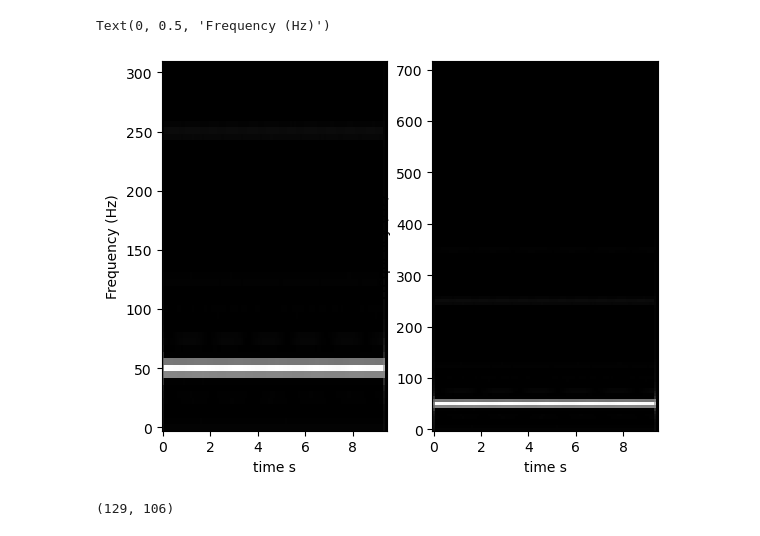
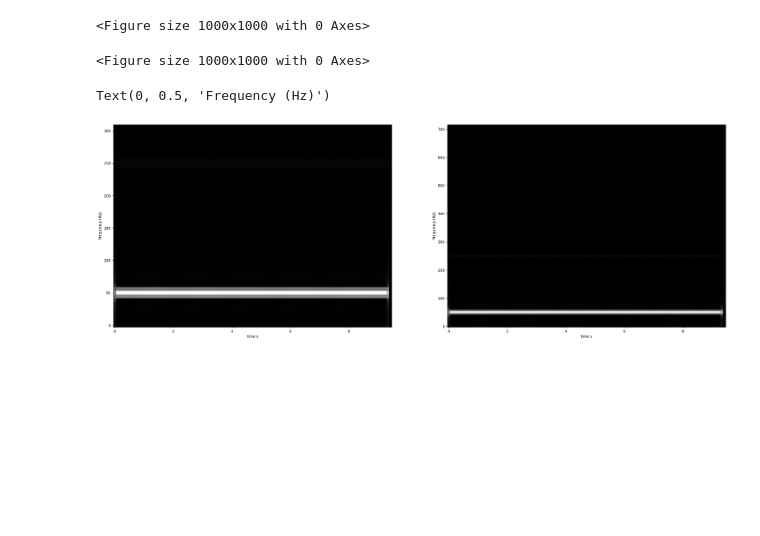
Before and after one commit to ahsanu123/ahsanu123, a Jupyter notebook: learnfft-spectogram.ipynb, the cells around one changed output. Saved outputs shown, nothing was run; the diff lists cells and outputs as text; code cells hidden in the pictures; blank space fills up the shorter version.

Commit message:
Kaggle Notebook | learnFFT-Spectogram | Version 3

```diff
--- a/learnfft-spectogram.ipynb
+++ b/learnfft-spectogram.ipynb
@@ -2,30 +2,37 @@
 import pandas as pd
 import numpy as np
 import matplotlib.pyplot as plt
+from matplotlib.pyplot import figure
+import matplotlib.cm as cm
+
 from scipy import signal
 from scipy.fft import fft, fftfreq
+
+figure(figsize=(10,10))
+# %% [output]
+<Figure size 1000x1000 with 0 Axes>
+<Figure size 1000x1000 with 0 Axes>
 # %%
 cc = pd.read_csv('/kaggle/input/ccs170/ccs170.csv')
+# cc = pd.read_csv('/kaggle/input/ccsv122/ccs122.csv')
+# cc = pd.read_csv('/kaggle/input/ccs001/mcsadc-motor-rotorbarfailure-1_2023/ccs10.csv')
+
 cc.columns = ['time', 'ia', 'ib', 'ic', 'va', 'vb', 'vc', 'rad/s', 'pos/mec' ]
-ia = cc['ib']
+ia = cc['ia']
 
 ia = np.array(ia)
 
 fs = 1428
 f,t,sxx = signal.stft(ia, fs=fs)
 plt.subplot(121)
 plt.pcolormesh(t, f[:56], np.abs(sxx[:56, :]), cmap='gray')
 plt.xlabel("time s")
 plt.ylabel("Frequency (Hz)")
 
 plt.subplot(122)
 plt.pcolormesh(t, f, np.abs(sxx), cmap='gray')
 plt.xlabel("time s")
 plt.ylabel("Frequency (Hz)")
 # %% [output]
 Text(0, 0.5, 'Frequency (Hz)')
-[figure, old version]
+[figure, new version]
-# %%
-sxx.shape
-# %% [output]
-(129, 106)
```
Also changed, not shown: parts of 6 cells of this notebook.
